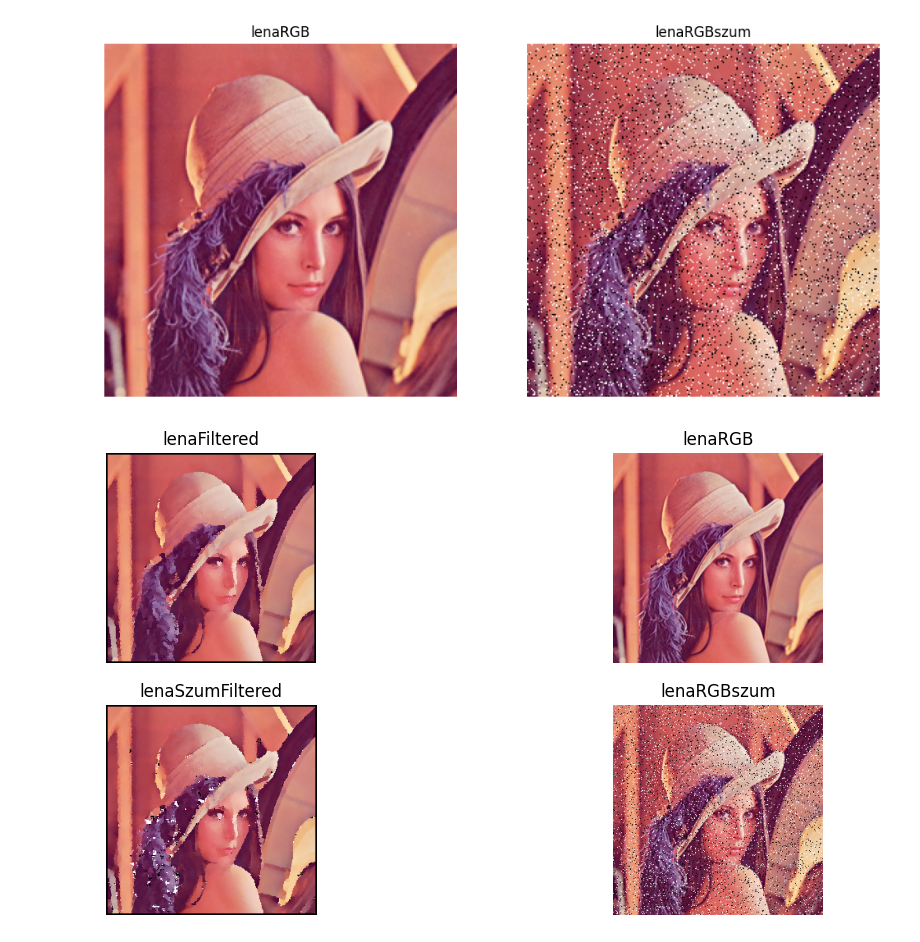
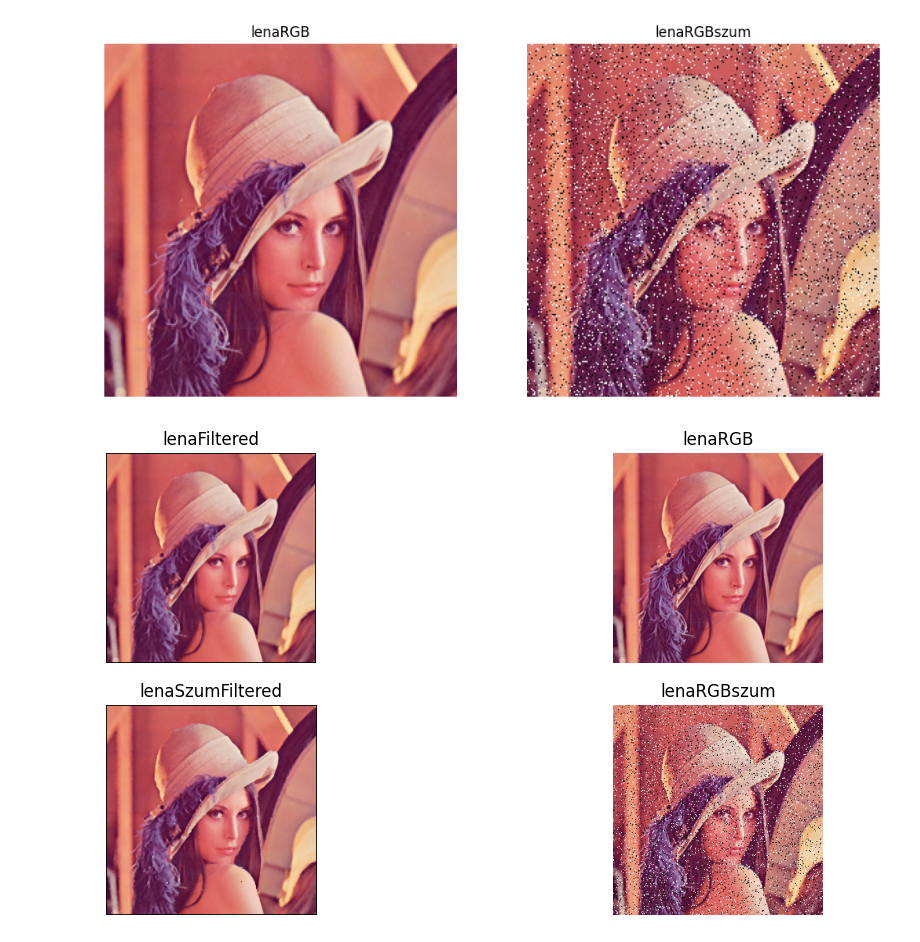
Before and after one commit to maciejmakowski2003/Digital-Image-Processing, a Jupyter notebook: contextual-filtering/contextual-filtering-hw-1.ipynb, the cells around one changed output. Drawn from its saved outputs; the diff is of its cells as text; code cells hidden in the pictures.

Commit message:
fix: fixed morphology and contextual-filtering-hw1

```diff
--- a/contextual-filtering/contextual-filtering-hw-1.ipynb
+++ b/contextual-filtering/contextual-filtering-hw-1.ipynb
@@ -81,45 +81,45 @@ def median_filter_color(image, window_size):
     for row in range(margin, h - margin):
         for col in range(margin, w - margin):
             window = image[row - margin : row + margin + 1, col - margin : col + margin + 1]
-            distances = np.zeros((window_size, window_size))
+            flattened_window = window.reshape(-1, 3)
+            num_pixels = flattened_window.shape[0]
 
-            for pixelRow in range(window_size):
-                for pixelCol in range(window_size):
-                    diffs = window - window[pixelRow, pixelCol]
-                    squared_diffs = np.square(diffs)
-                    distances[pixelRow, pixelCol] = np.sqrt(squared_diffs.sum())
+            distance_sums = np.zeros(num_pixels)
 
-            min_index = np.argmin(distances)
-            median_pixel = window[np.unravel_index(min_index, (window_size, window_size))]
-            filtered_image[row, col] = median_pixel
+            for i in range(num_pixels):
+                distances = np.sqrt(np.sum((flattened_window - flattened_window[i])**2, axis=1))
+                distance_sums[i] = np.sum(distances)
+
+            median_pixel_index = np.argmin(distance_sums)
+            filtered_image[row, col] = flattened_window[median_pixel_index]
 
     return filtered_image
 # %%
-lenaSzumFiltered = median_filter_color(lenaRGBszum, 5)
-lenaFiltered = median_filter_color(lenaRGB, 5)
+lenaSzumFiltered = median_filter_color(lenaRGBszum.astype(np.float32), 3).astype(np.uint8)
+lenaFiltered = median_filter_color(lenaRGB.astype(np.float32), 3).astype(np.uint8)
 
 plt.figure(figsize=(12, 6))
 
 plt.subplot(2, 2, 1)
 plt.imshow(lenaFiltered)
 plt.axis('off')
 plt.title('lenaFiltered')
 
 plt.subplot(2, 2, 2)
 plt.imshow(lenaRGB)
 plt.axis('off')
 plt.title('lenaRGB')
 
 plt.subplot(2, 2, 3)
 plt.imshow(lenaSzumFiltered)
 plt.axis('off')
 plt.title('lenaSzumFiltered')
 
 plt.subplot(2, 2, 4)
 plt.imshow(lenaRGBszum)
 plt.axis('off')
 plt.title('lenaRGBszum')
 
 plt.show()
 # %% [output]
-[figure, old version]
+[figure, new version]
```
